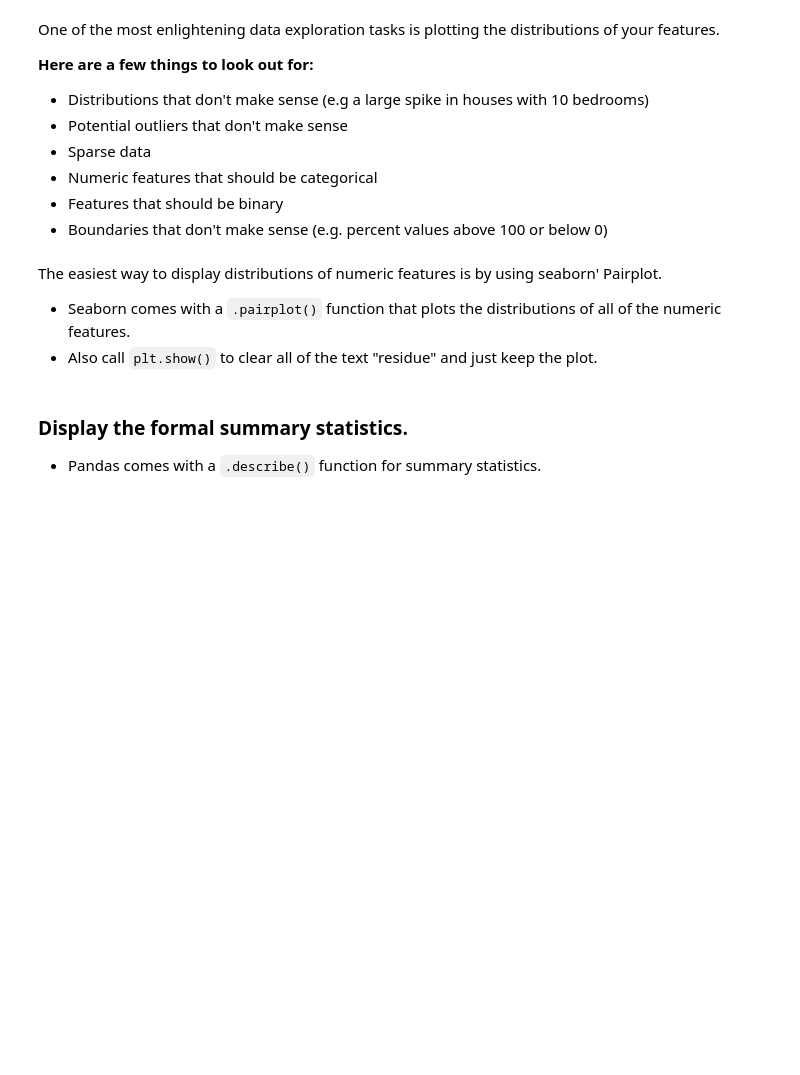
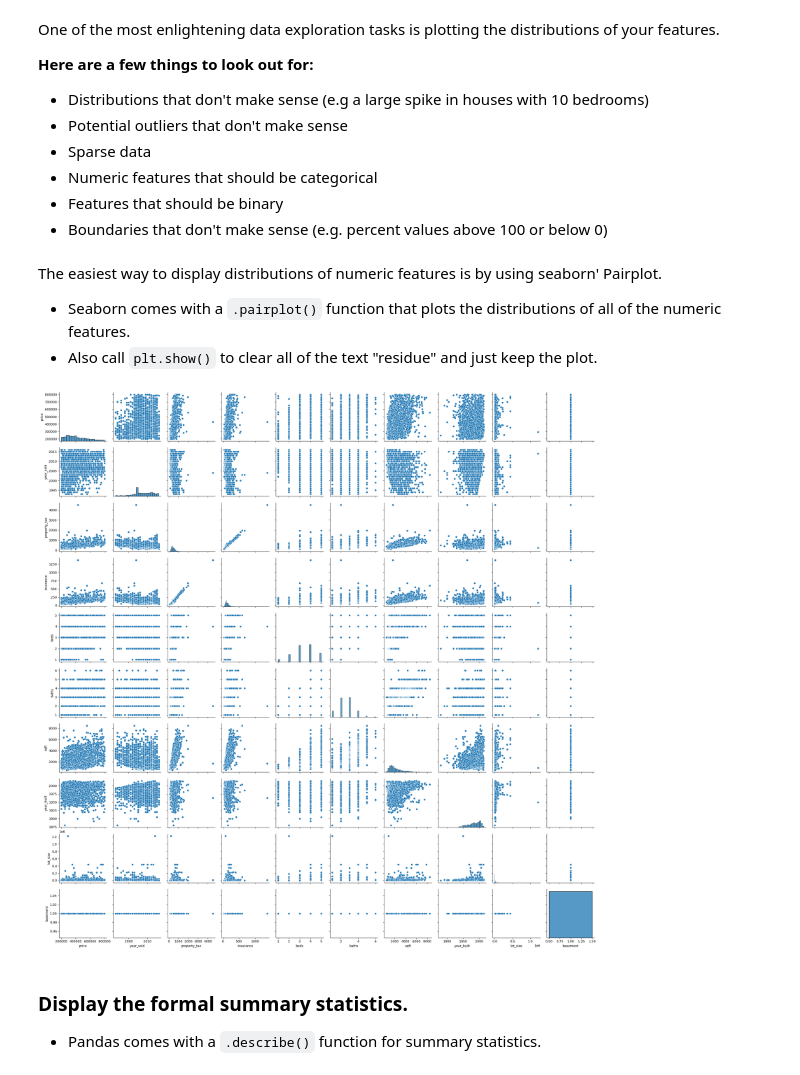
Before and after one commit to MatthewDurocher/bus0007, a Jupyter notebook: labs/lab4/EDA.ipynb, the cells around one changed output. Drawn from its saved outputs; the diff is of its cells as text; code cells hidden in the pictures; blank space fills up the shorter version.

```diff
--- a/labs/lab4/EDA.ipynb
+++ b/labs/lab4/EDA.ipynb
@@ -115,8 +141,11 @@ The easiest way to display distributions of numeric features is by using seaborn
 * Also call `plt.show()` to clear all of the text "residue" and just keep the plot.
 # %%
 # Plot histogram grid using seaborn pairplot
-
+sns.pairplot(df)
 # Clear the text "residue" and show the plot
+plt.show()
+# %% [output]
+[figure, added]
 # %% [markdown]
 ### Display the formal summary statistics.
 * Pandas comes with a `.describe()` function for summary statistics.
```
Also changed, not shown: parts of 14 cells of this notebook.
